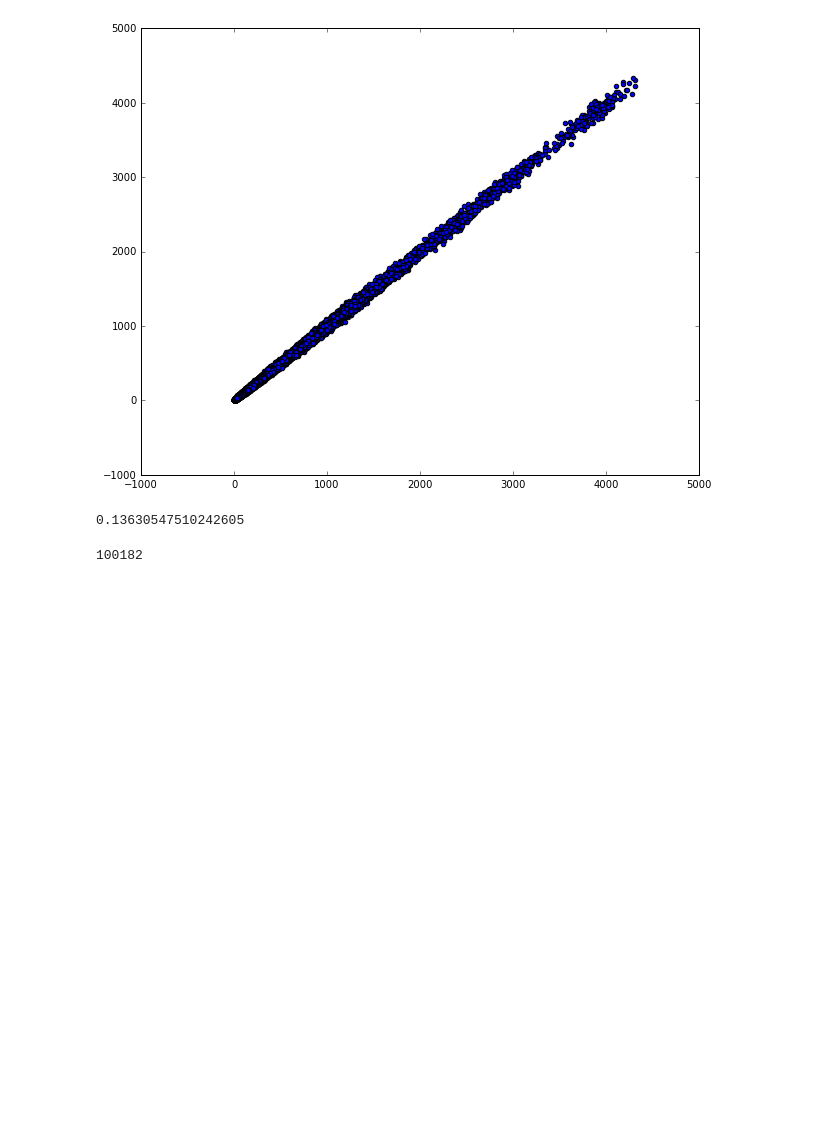
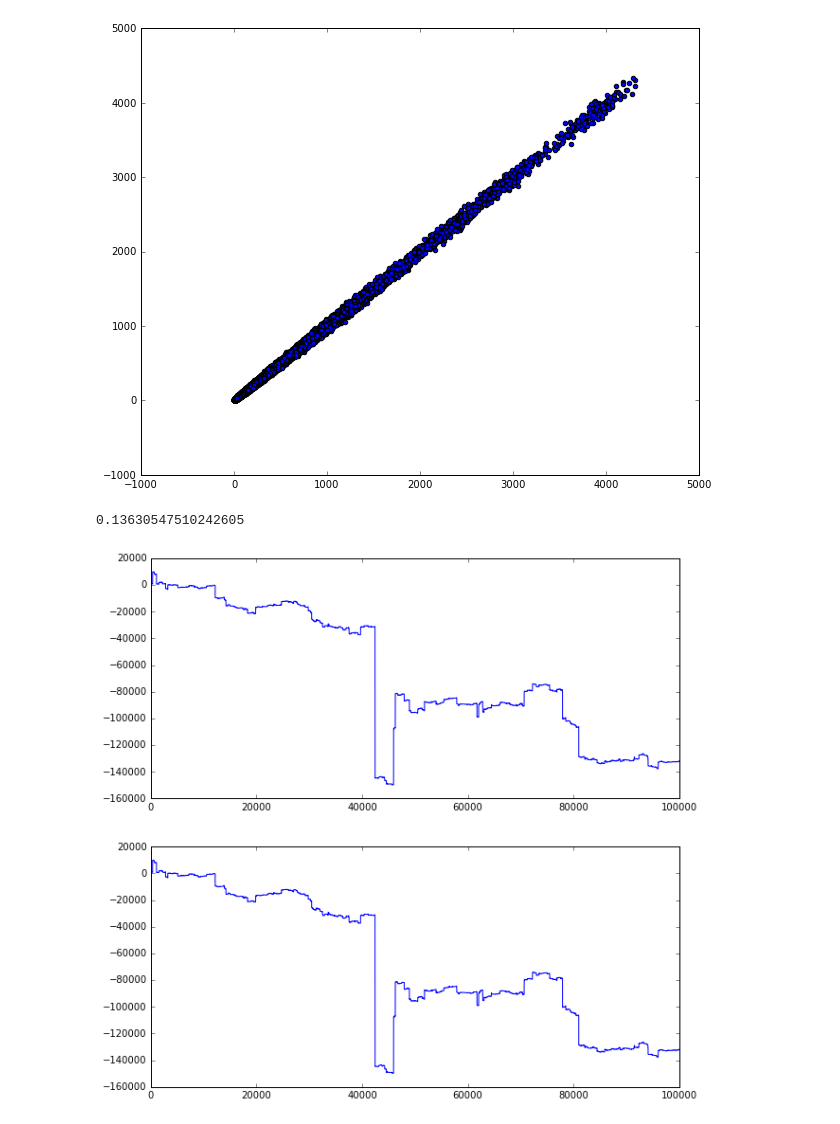
Before and after one commit to keiikegami/assignments, a Jupyter notebook: ass2.ipynb, the cells around one changed output. Saved outputs shown, nothing was run; the diff lists cells and outputs as text; code cells hidden in the pictures; blank space fills up the shorter version.

```diff
--- a/ass2.ipynb
+++ b/ass2.ipynb
@@ -153,19 +153,24 @@ np.random.gamma(1, scale = 1)
 # %%
 # normal and cauchy
 from scipy.stats import cauchy
+import numpy as np
+import matplotlib.pyplot as plt
+% matplotlib inline
+np.random.seed(1234)
 X = [0]
 Y = []
-while len(X) < 100000:
+while len(Y) < 100000:
     y = np.random.normal(loc = X[-1])
     Y.append(y)
     x = cauchy.rvs(loc = Y[-1])
     X.append(x)
 
+X.pop()
 fig, ax = plt.subplots(nrows = 2, ncols = 1, figsize = (10,10))
 ax[0].plot(X)
 ax[1].plot(Y)
 ax[0].set_xlim([0,100000])
 ax[1].set_xlim([0,100000])
 plt.show()
 # %% [output]
-100182
+[figure, added]
```
Also changed, not shown: parts of 3 cells of this notebook.
